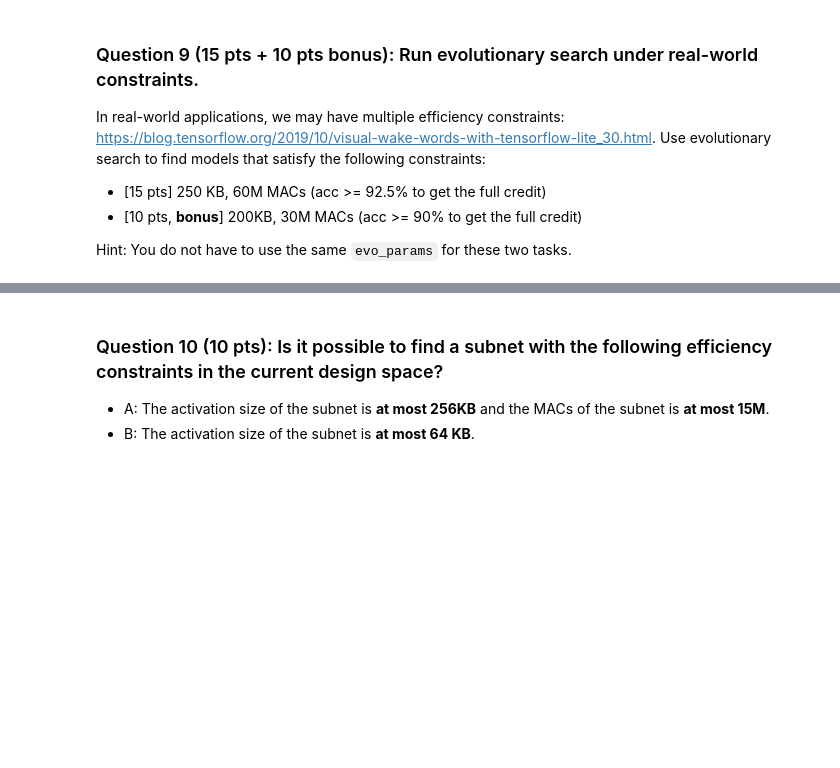
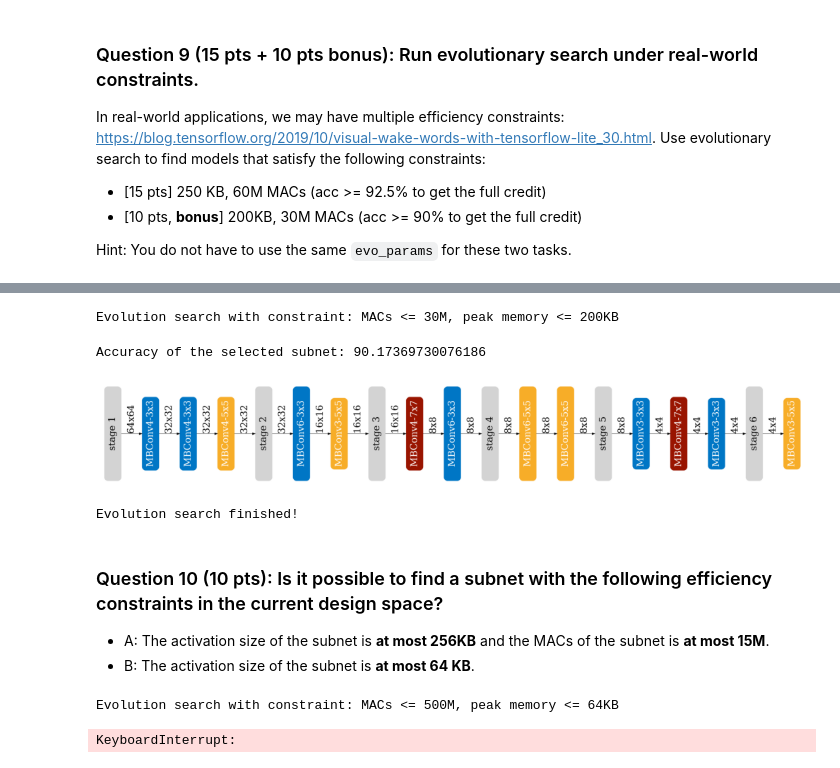
Before and after one commit to wplf/MIT_6.5940, a Jupyter notebook: Lab3.ipynb, the cells around one changed output, grey strips where cells are left out. Drawn from its saved outputs; the diff is of its cells as text; code cells hidden in the pictures; blank space fills up the shorter version.

```diff
--- a/Lab3.ipynb
+++ b/Lab3.ipynb
@@ -476,10 +563,13 @@ for epoch in tqdm(range(10)):
         label = label.to(device)
         ############### YOUR CODE STARTS HERE ###############
         # step 2. Run forward pass.
-        pred =
+        pred = acc_predictor(data)
         # step 3. Calculate the loss.
-        loss =
+        loss = criterion(pred, label)
         # step 4. Perform the backward pass.
+        optimizer.zero_grad()
+        loss.backward()
+        optimizer.step()
         ################ YOUR CODE ENDS HERE ################
 
     acc_predictor.eval()
@@ -491,9 +581,9 @@ for epoch in tqdm(range(10)):
                 label = label.to(device)
                 ############### YOUR CODE STARTS HERE ###############
                 # step 2. Run forward pass.
-                pred =
+                pred = acc_predictor(data)
                 # step 3. Calculate the loss.
-                loss =
+                loss = criterion(pred, label)
                 ############### YOUR CODE ENDS HERE ###############
                 t.set_postfix({"loss": loss.item()})
                 t.update(1)
@@ -569,7 +662,7 @@ class RandomSearcher:
 def search_and_measure_acc(agent, constraint, **kwargs):
     ############### YOUR CODE STARTS HERE ###############
     # hint: call the search function
-    best_info =
+    best_info = agent.run_search(constraint, **kwargs)
     ############### YOUR CODE ENDS HERE #################
     # get searched subnet
     ofa_network.set_active_subnet(**best_info[1])
@@ -654,12 +760,12 @@ class EvolutionSearcher:
                 if not isinstance(new_sample[key], list):
                     ############### YOUR CODE STARTS HERE ###############
                     # hint: randomly choose the value from sample1[key] and sample2[key], random.choice
-                    new_sample[key] =
+                    new_sample[key] = random.choice([sample1[key], sample2[key]])
                     ############### YOUR CODE ENDS HERE #################
                 else:
                     for i in range(len(new_sample[key])):
                         ############### YOUR CODE STARTS HERE ###############
-                        new_sample[key][i] =
+                        new_sample[key][i] = random.choice([sample1[key][i], sample2[key][i]])
                         ############### YOUR CODE ENDS HERE #################
 
             efficiency = self.efficiency_predictor.get_efficiency(new_sample)
@@ -690,13 +796,15 @@ class EvolutionSearcher:
             for i in range(self.max_time_budget):
                 ############### YOUR CODE STARTS HERE ###############
                 # hint: sort the population according to the acc (descending order)
-                population =
+                # if isinstance(population[0], dict): import pdb; pdb.set_trace()
+                population = sorted(population,key=lambda x:x[0], reverse=True)
+
                 ############### YOUR CODE ENDS HERE #################
 
                 ############### YOUR CODE STARTS HERE ###############
                 # hint: keep topK samples in the population, K = parents_size
                 # the others are discarded.
-                population =
+                population = population[:parents_size]
                 ############### YOUR CODE ENDS HERE #################
 
                 # update best info
@@ -812,4 +909,50 @@ print("Evolution search finished!")
+# %%
+random.seed(1)
+np.random.seed(1)
+# hint: tune hyper-parameters below
+evo_params = {
+    'arch_mutate_prob': 0.2, # The probability of architecture mutation in evolutionary search
+    'resolution_mutate_prob': 0.15, # The probability of resolution mutation in evolutionary search
+    'population_size': 10,  # The size of the population
+    'max_time_budget': 10,
+    'parent_ratio': 0.1,
+    'mutation_ratio': 0.1,
+}
+
+nas_agent = EvolutionSearcher(efficiency_predictor, acc_predictor, **evo_params)
+
+(millionMACs, KBPeakMemory) = [30, 200]
+print(f"Evolution search with constraint: MACs <= {millionMACs}M, peak memory <= {KBPeakMemory}KB")
+search_and_measure_acc(nas_agent, dict(millionMACs=millionMACs, KBPeakMemory=KBPeakMemory))
+print("Evolution search finished!")
+# %% [output]
+Evolution search with constraint: MACs <= 30M, peak memory <= 200KB
+Accuracy of the selected subnet: 90.17369730076186
+[figure, added]
+Evolution search finished!
 # %% [markdown]
 ### Question 10 (10 pts): Is it possible to find a subnet with the following efficiency constraints in the current design space?
 - A: The activation size of the subnet is **at most 256KB** and the MACs of the subnet is **at most 15M**.
 - B: The activation size of the subnet is **at most 64 KB**.
+# %%
+random.seed(1)
+np.random.seed(1)
+# hint: tune hyper-parameters below
+evo_params = {
+    'arch_mutate_prob': 0.2, # The probability of architecture mutation in evolutionary search
+    'resolution_mutate_prob': 0.15, # The probability of resolution mutation in evolutionary search
+    'population_size': 10,  # The size of the population
+    'max_time_budget': 10,
+    'parent_ratio': 0.1,
+    'mutation_ratio': 0.1,
+}
+
+nas_agent = EvolutionSearcher(efficiency_predictor, acc_predictor, **evo_params)
+
+(millionMACs, KBPeakMemory) = [500, 64]
+print(f"Evolution search with constraint: MACs <= {millionMACs}M, peak memory <= {KBPeakMemory}KB")
+search_and_measure_acc(nas_agent, dict(millionMACs=millionMACs, KBPeakMemory=KBPeakMemory))
+print("Evolution search finished!")
+# %% [output]
+Evolution search with constraint: MACs <= 500M, peak memory <= 64KB
+KeyboardInterrupt:
```
Also changed, not shown: parts of 18 cells of this notebook, 1 other file.
